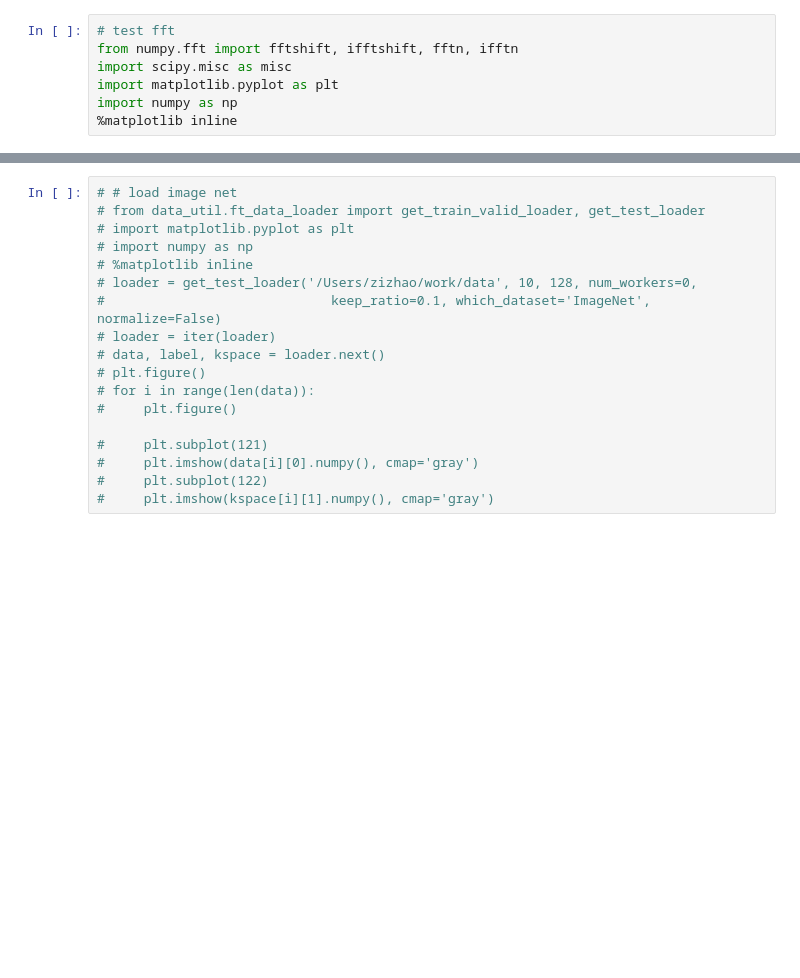
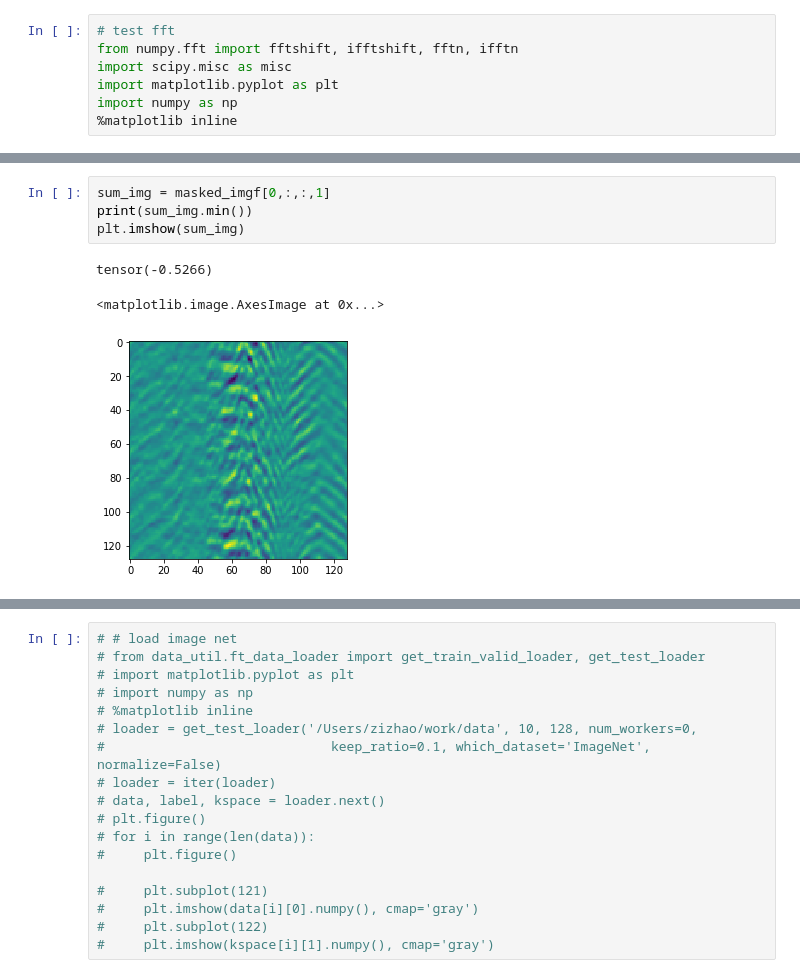
Before and after one commit to facebookresearch/active-mri-acquisition, a Jupyter notebook: small_tests.ipynb, the cells around one changed output, grey strips where cells are left out. Saved outputs shown, nothing was run; the diff lists cells and outputs as text; blank space fills up the shorter version.

```diff
--- a/small_tests.ipynb
+++ b/small_tests.ipynb
@@ -148,0 +160,8 @@ Use ``skimage.transform.resize`` instead.
+# %%
+sum_img = masked_imgf[0,:,:,1]
+print(sum_img.min())
+plt.imshow(sum_img)
+# %% [output]
+tensor(-0.5266)
+<matplotlib.image.AxesImage at 0x...>
+[figure, added]
```
Also changed, not shown: parts of 11 cells of this notebook, 25 other files.
